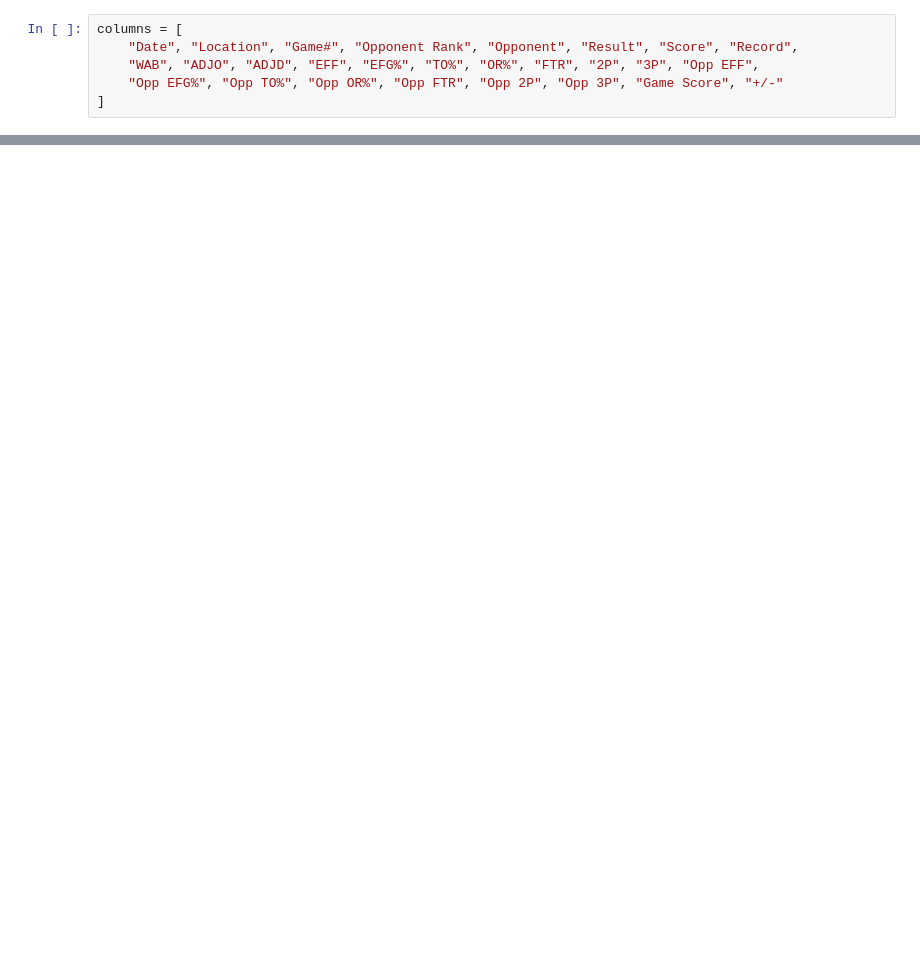
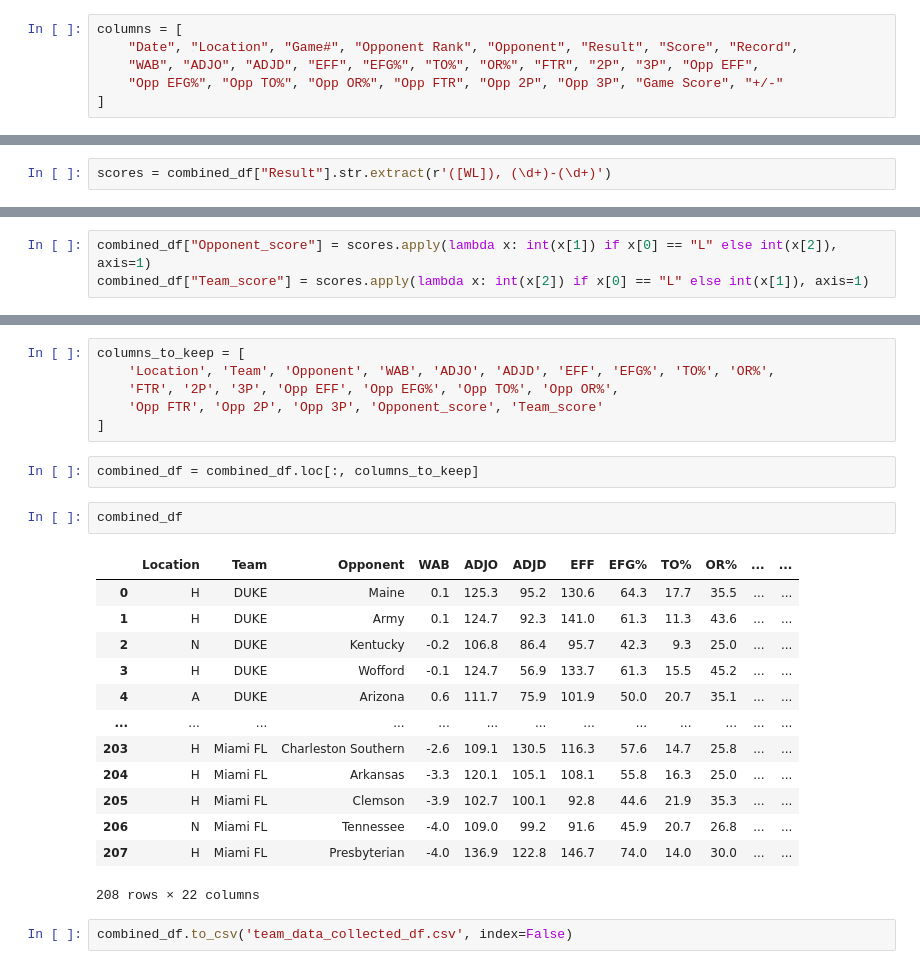
Before and after one commit to visheshgupta19/Stats_competition-, a Jupyter notebook: scrape_data.ipynb, the cells around one changed output, grey strips where cells are left out. Cells and saved outputs as stored; diff of their text form; blank space fills up the shorter version.

```diff
--- a/scrape_data.ipynb
+++ b/scrape_data.ipynb
@@ -191,0 +342,2 @@ pd.concat([duke_df, unc_df, nc_state_df, Georgia_Tech_df, virginia_tech_df, SMU_
+# %%
+scores = combined_df["Result"].str.extract(r'([WL]), (\d+)-(\d+)')
@@ -191,0 +360,3 @@ pd.concat([duke_df, unc_df, nc_state_df, Georgia_Tech_df, virginia_tech_df, SMU_
+# %%
+combined_df["Opponent_score"] = scores.apply(lambda x: int(x[1]) if x[0] == "L" else int(x[2]), axis=1)
+combined_df["Team_score"] = scores.apply(lambda x: int(x[2]) if x[0] == "L" else int(x[1]), axis=1)
@@ -191,0 +372,26 @@ pd.concat([duke_df, unc_df, nc_state_df, Georgia_Tech_df, virginia_tech_df, SMU_
+# %%
+columns_to_keep = [
+    'Location', 'Team', 'Opponent', 'WAB', 'ADJO', 'ADJD', 'EFF', 'EFG%', 'TO%', 'OR%',
+    'FTR', '2P', '3P', 'Opp EFF', 'Opp EFG%', 'Opp TO%', 'Opp OR%',
+    'Opp FTR', 'Opp 2P', 'Opp 3P', 'Opponent_score', 'Team_score'
+]
+# %%
+combined_df = combined_df.loc[:, columns_to_keep]
+# %%
+combined_df
+# %% [output]
+|  | Location | Team | Opponent | WAB | ADJO | ADJD | EFF | EFG% | TO% | OR% | ... | ... |
+| 0 | H | DUKE | Maine | 0.1 | 125.3 | 95.2 | 130.6 | 64.3 | 17.7 | 35.5 | ... | ... |
+| 1 | H | DUKE | Army | 0.1 | 124.7 | 92.3 | 141.0 | 61.3 | 11.3 | 43.6 | ... | ... |
+| 2 | N | DUKE | Kentucky | -0.2 | 106.8 | 86.4 | 95.7 | 42.3 | 9.3 | 25.0 | ... | ... |
+| 3 | H | DUKE | Wofford | -0.1 | 124.7 | 56.9 | 133.7 | 61.3 | 15.5 | 45.2 | ... | ... |
+| 4 | A | DUKE | Arizona | 0.6 | 111.7 | 75.9 | 101.9 | 50.0 | 20.7 | 35.1 | ... | ... |
+| ... | ... | ... | ... | ... | ... | ... | ... | ... | ... | ... | ... | ... |
+| 203 | H | Miami FL | Charleston Southern | -2.6 | 109.1 | 130.5 | 116.3 | 57.6 | 14.7 | 25.8 | ... | ... |
+| 204 | H | Miami FL | Arkansas | -3.3 | 120.1 | 105.1 | 108.1 | 55.8 | 16.3 | 25.0 | ... | ... |
+| 205 | H | Miami FL | Clemson | -3.9 | 102.7 | 100.1 | 92.8 | 44.6 | 21.9 | 35.3 | ... | ... |
+| 206 | N | Miami FL | Tennessee | -4.0 | 109.0 | 99.2 | 91.6 | 45.9 | 20.7 | 26.8 | ... | ... |
+| 207 | H | Miami FL | Presbyterian | -4.0 | 136.9 | 122.8 | 146.7 | 74.0 | 14.0 | 30.0 | ... | ... |
+208 rows × 22 columns
+# %%
+combined_df.to_csv('team_data_collected_df.csv', index=False)
```
Also changed, not shown: parts of 17 cells of this notebook, 4 other files.
